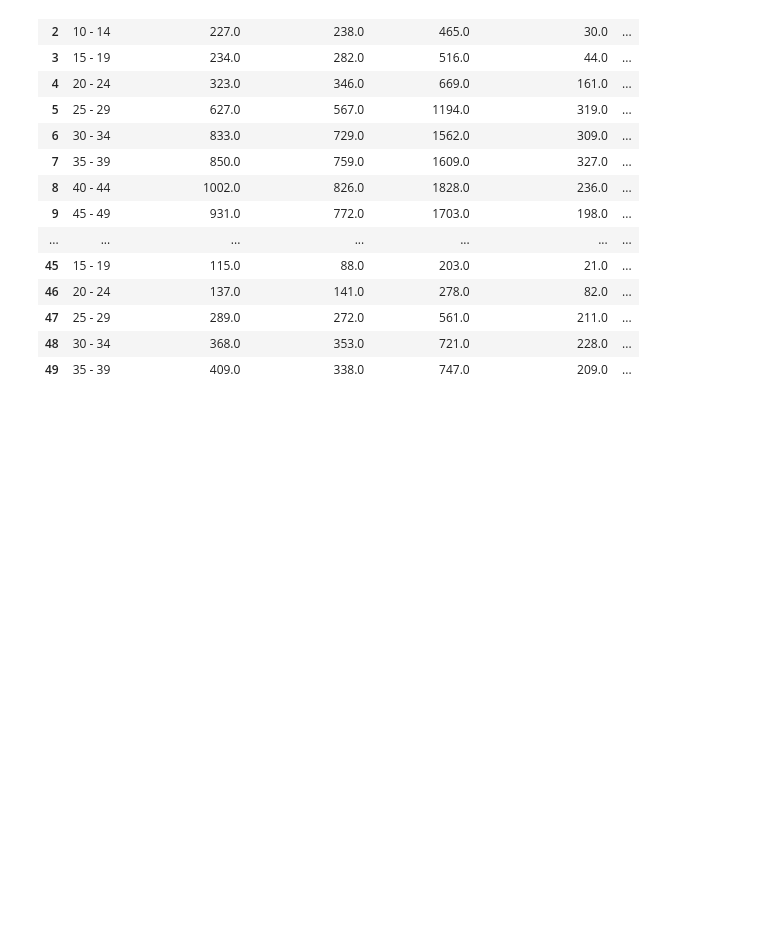
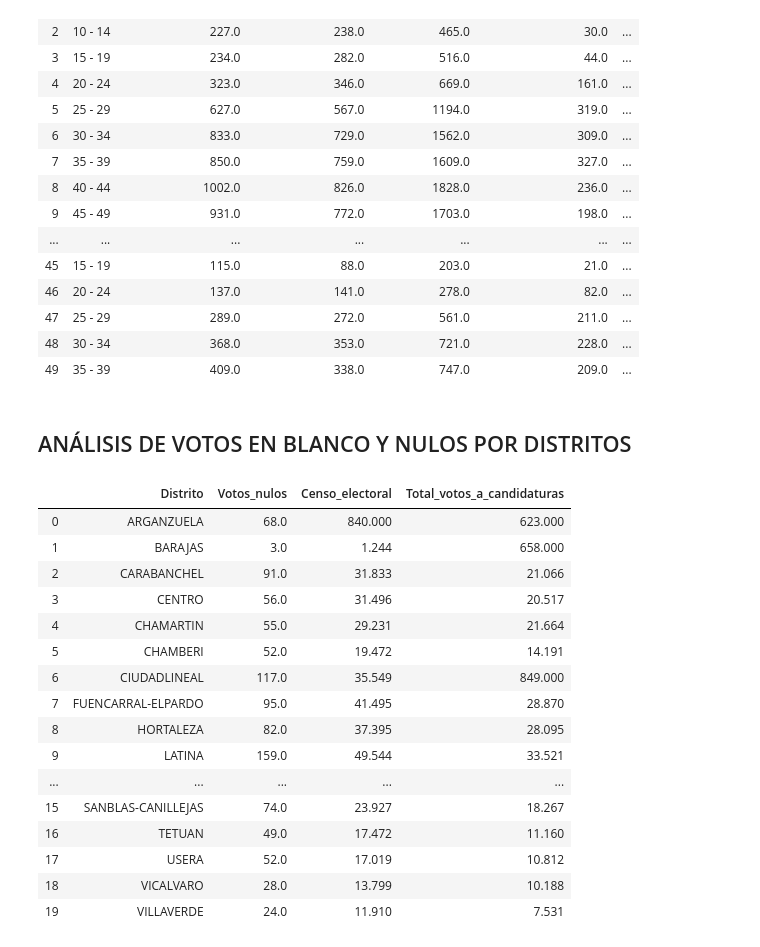
Before and after one commit to InmaLatorre/G3_ProyectoPython, a Jupyter notebook: main_fer_murcia.ipynb, the cells around one changed output. Drawn from its saved outputs; the diff is of its cells as text; code cells hidden in the pictures; blank space fills up the shorter version.

```diff
--- a/main_fer_murcia.ipynb
+++ b/main_fer_murcia.ipynb
@@ -86,3 +86,41 @@ main_table_padron.head(50)
 | 47 | 25 - 29 | 289.0 | 272.0 | 561.0 | 211.0 | ... |
 | 48 | 30 - 34 | 368.0 | 353.0 | 721.0 | 228.0 | ... |
 | 49 | 35 - 39 | 409.0 | 338.0 | 747.0 | 209.0 | ... |
+# %% [markdown]
+## ANÁLISIS DE VOTOS EN BLANCO Y NULOS POR DISTRITOS
+# %%
+# Combinación de columnas
+datos_unidos = main_table_elecciones.merge(main_table_padron, on=["Barrio","Distrito"])
+datos_unidos=datos_unidos.reset_index()
+datos_unidos
+
+# # Censo electoral real (los ciudadanos en edad de voto)
+
+censo = datos_unidos[(datos_unidos.Edad != '0-4') &
+                    (datos_unidos.Edad != '5-9') &
+                     (datos_unidos.Edad != '10-14')&
+                     (datos_unidos.Edad != '10-14')]
+nulos = censo[['Distrito', 'Censo_electoral', 'Votos_nulos', 'Total_votos_a_candidaturas']]
+nulos_group = nulos.groupby('Distrito').agg({'Votos_nulos':'max', 'Censo_electoral':'max',
+                                            'Total_votos_a_candidaturas':'max'}).reset_index()
+nulos_group1 = nulos.groupby('Distrito').agg({'Votos_nulos':'sum', 'Censo_electoral':'sum',
+                                            'Total_votos_a_candidaturas':'sum'}).reset_index()
+nulos_group.head(50)
+# %% [output]
+|  | Distrito | Votos_nulos | Censo_electoral | Total_votos_a_candidaturas |
+| 0 | ARGANZUELA | 68.0 | 840.000 | 623.000 |
+| 1 | BARAJAS | 3.0 | 1.244 | 658.000 |
+| 2 | CARABANCHEL | 91.0 | 31.833 | 21.066 |
+| 3 | CENTRO | 56.0 | 31.496 | 20.517 |
+| 4 | CHAMARTIN | 55.0 | 29.231 | 21.664 |
+| 5 | CHAMBERI | 52.0 | 19.472 | 14.191 |
+| 6 | CIUDADLINEAL | 117.0 | 35.549 | 849.000 |
+| 7 | FUENCARRAL-ELPARDO | 95.0 | 41.495 | 28.870 |
+| 8 | HORTALEZA | 82.0 | 37.395 | 28.095 |
+| 9 | LATINA | 159.0 | 49.544 | 33.521 |
+| ... | ... | ... | ... | ... |
+| 15 | SANBLAS-CANILLEJAS | 74.0 | 23.927 | 18.267 |
+| 16 | TETUAN | 49.0 | 17.472 | 11.160 |
+| 17 | USERA | 52.0 | 17.019 | 10.812 |
+| 18 | VICALVARO | 28.0 | 13.799 | 10.188 |
+| 19 | VILLAVERDE | 24.0 | 11.910 | 7.531 |
```
Also changed, not shown: parts of 5 cells of this notebook, 1 other file.
